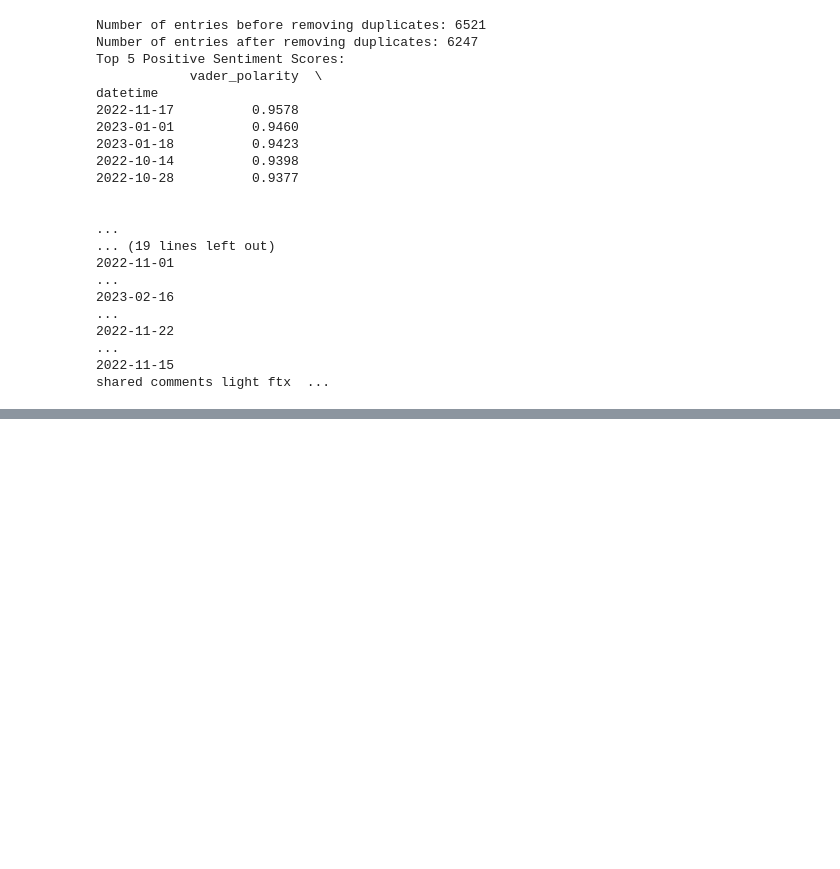
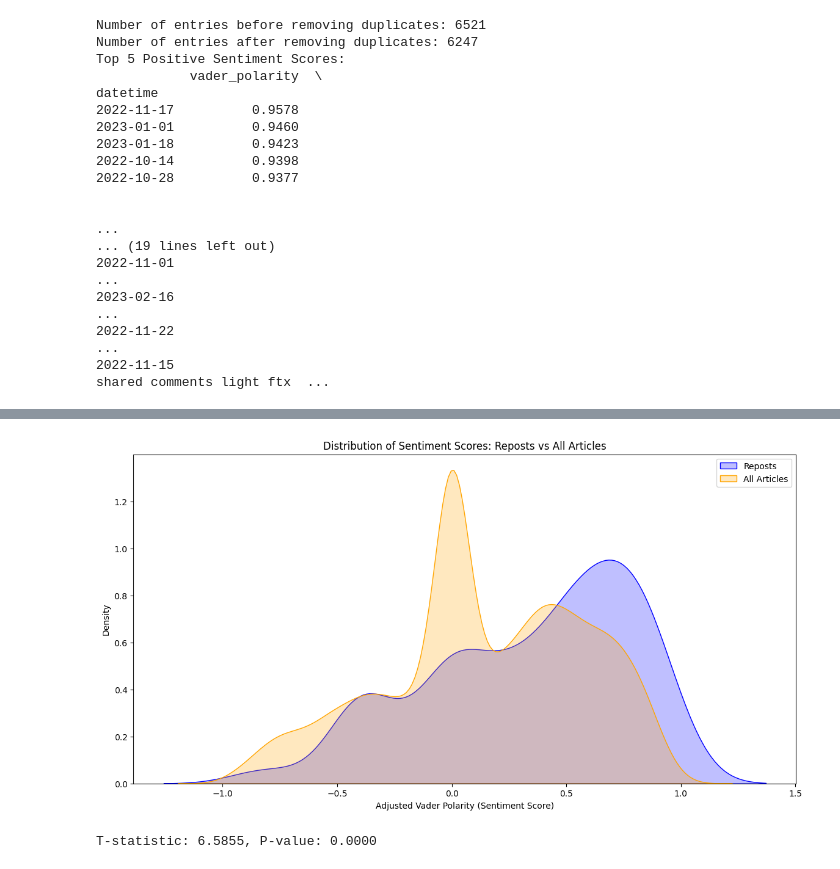
Before and after one commit to aDR300684/CryptoNewsSentiment, a Jupyter notebook: ML_CryptoNews.ipynb, the cells around one changed output, grey strips where cells are left out. Saved outputs shown, nothing was run; the diff lists cells and outputs as text; code cells hidden in the pictures; blank space fills up the shorter version.

```diff
--- a/ML_CryptoNews.ipynb
+++ b/ML_CryptoNews.ipynb
@@ -1349,0 +1389,16 @@ Our analysis aims to understand the sentiment of unique text entries for diverse
+# %%
+# Function to adjust sentiment score based on domain-specific keywords
+def adjust_sentiment_score(text, original_score):
+    tokenized_text = word_tokenize(text.lower())
+    has_positive_keywords = any(word in domain_specific_keywords['positive'] for word in tokenized_text)
+    has_negative_keywords = any(word in domain_specific_keywords['negative'] for word in tokenized_text)
+    adjustment = 0
+    if has_positive_keywords:
+        adjustment += 0.1  # Example adjustment value
+    if has_negative_keywords:
+        adjustment -= 0.1
+    adjusted_score = max(min(original_score + adjustment, 1), -1)
+    return adjusted_score
+
+# Apply the adjustment to the DataFrame
+df['adjusted_vader_polarity'] = df.apply(lambda row: adjust_sentiment_score(row['text'], row['vader_polarity']), axis=1)
@@ -1349,0 +1696,23 @@ Our analysis aims to understand the sentiment of unique text entries for diverse
+# %%
+import pandas as pd
+import matplotlib.pyplot as plt
+import seaborn as sns
+import scipy.stats as stats
+
+# Compare the distribution of sentiment scores for reposts vs all articles
+plt.figure(figsize=(14, 7))
+sns.kdeplot(df[df['is_repost'] == True]['adjusted_vader_polarity'], label='Reposts', fill=True, color="blue")
+sns.kdeplot(df['adjusted_vader_polarity'], label='All Articles', fill=True, color="orange")
+plt.title('Distribution of Sentiment Scores: Reposts vs All Articles')
+plt.xlabel('Adjusted Vader Polarity (Sentiment Score)')
+plt.ylabel('Density')
+plt.legend()
+plt.show()
+
+# Additionally, we want to perform a t-test to see if the difference in means is statistically significant
+t_stat, p_val = stats.ttest_ind(df[df['is_repost'] == True]['adjusted_vader_polarity'],
+                                df['adjusted_vader_polarity'], equal_var=False)
+print(f"T-statistic: {t_stat:.4f}, P-value: {p_val:.4f}")
+# %% [output]
+[figure, added]
+T-statistic: 6.5855, P-value: 0.0000
```
Also changed, not shown: parts of 28 cells of this notebook, 4 other files.
